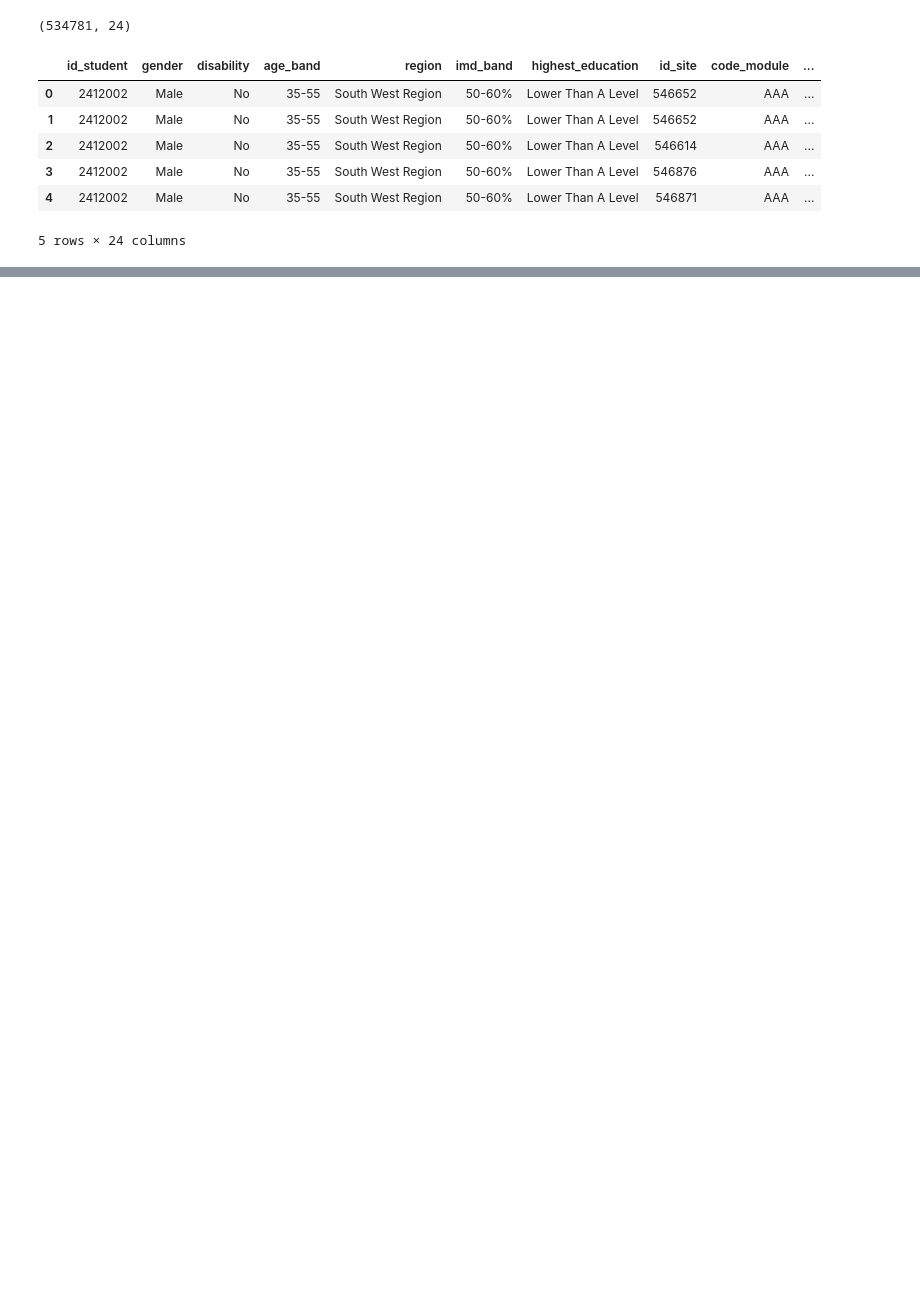
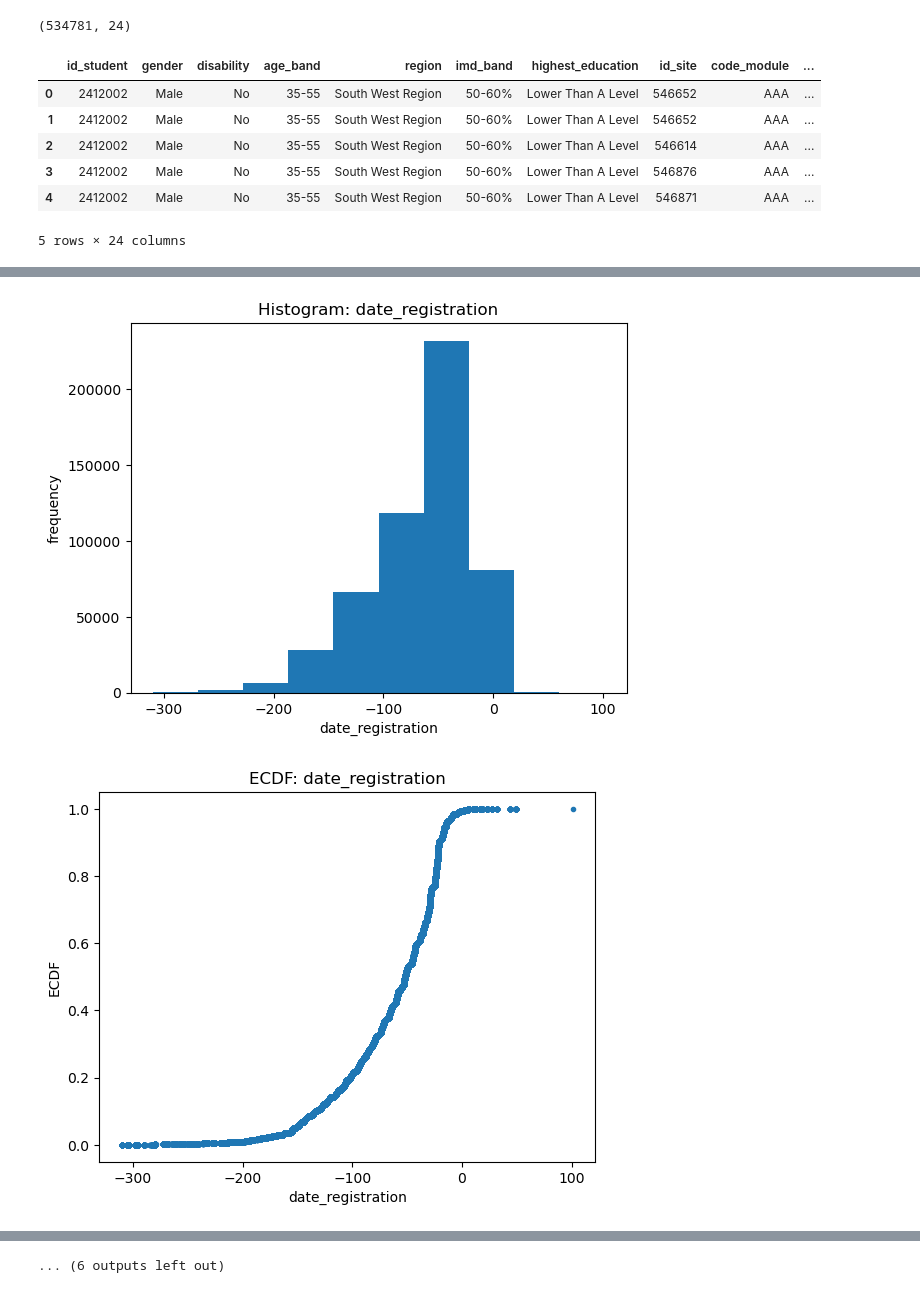
Before and after one commit to jpjavier23/springboard_eda_project, a Jupyter notebook: eda_stage_capstone_2.ipynb, the cells around one changed output, grey strips where cells are left out. Saved outputs shown, nothing was run; the diff lists cells and outputs as text; code cells hidden in the pictures; blank space fills up the shorter version.

Commit message:
need to automate data visualization and redefine thhe categorical and quantitative variables

```diff
--- a/eda_stage_capstone_2.ipynb
+++ b/eda_stage_capstone_2.ipynb
@@ -136,0 +162,11 @@ def diff_frac(data_A, data_b):
+# %%
+var_df = eda_df[['gender', 'disability', 'age_band', 'region', 'imd_band', 'highest_education',
+                 'date_registration', 'num_of_prev_attempts', 'final_result', 'studied_credits',
+                 'date_submitted', 'score', 'assessment_type', 'module_presentation_length',
+                 'weight', 'activity_type', 'date', 'sum_click']]
+quant_df = var_df[['date_registration', 'num_of_prev_attempts', 'studied_credits', 'date_submitted',
+                  'score', 'module_presentation_length', 'weight', 'date', 'sum_click']]
+
+cat_df = var_df[['gender', 'disability', 'age_band', 'region', 'imd_band', 'highest_education', 'final_result', 'assessment_type', 'activity_type']]
+
+eda_df.dtypes
@@ -136,0 +191,17 @@ def diff_frac(data_A, data_b):
+# %%
+for c in quant_df.columns:
+    plt.hist(var_df[c])
+    plt.xlabel(f'{c}')
+    plt.ylabel('frequency')
+    plt.title(f'Histogram: {c}')
+    plt.show()
+
+    x_c, y_c = ecdf(var_df[c])
+    plt.plot(x_c, y_c, marker = '.', linestyle = 'none')
+    plt.xlabel(f'{c}')
+    plt.ylabel('ECDF')
+    plt.title(f'ECDF: {c}')
+    plt.show()
+# %% [output]
+[figure, added]
+[figure, added]
@@ -136,0 +218 @@ def diff_frac(data_A, data_b):
+... (6 outputs left out)
```
Also changed, not shown: parts of 7 cells of this notebook.
